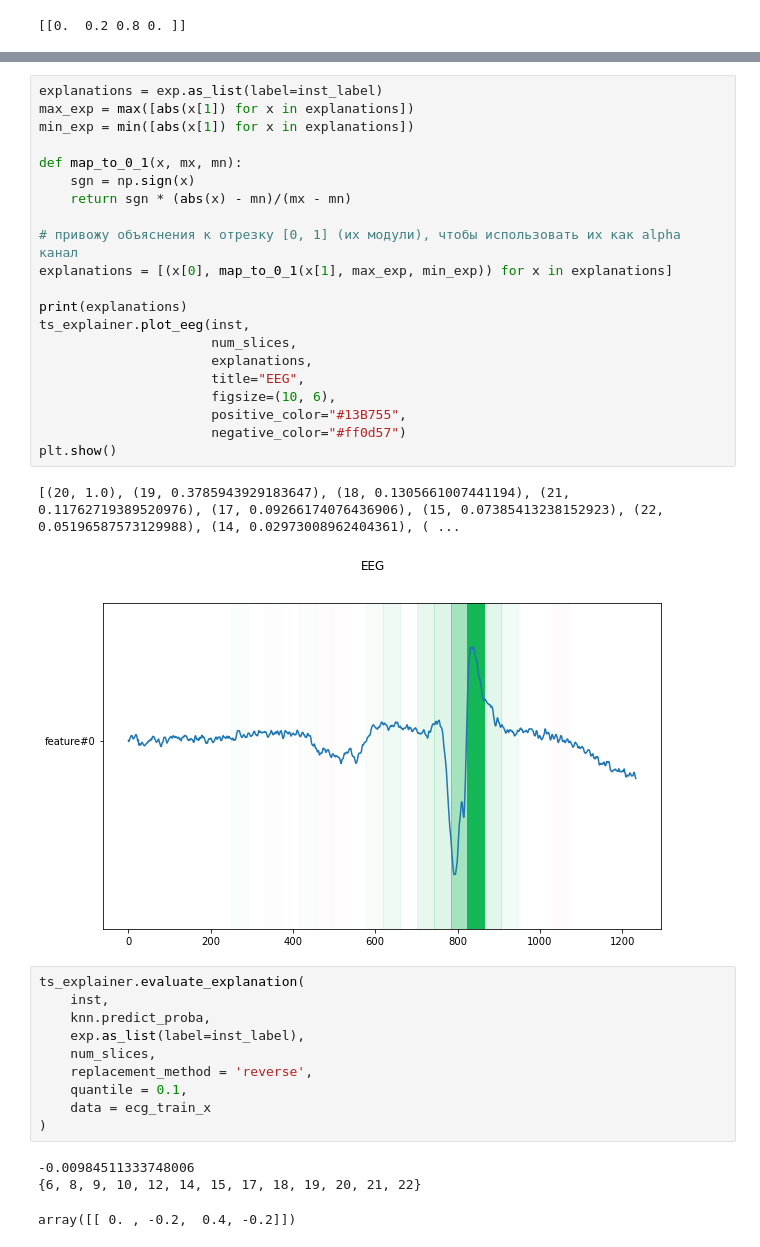
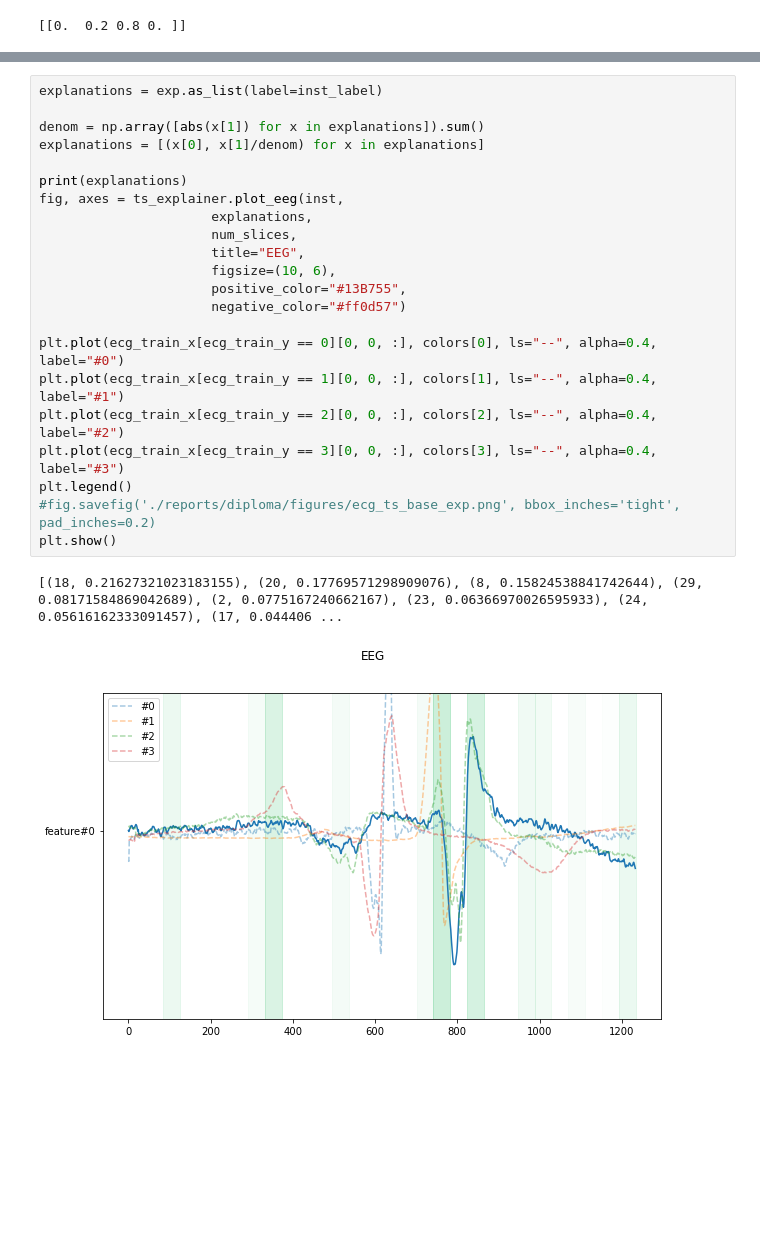
Before and after one commit to Tytskiy/Bachelor-s-Thesis, a Jupyter notebook: lime.ipynb, the cells around one changed output, grey strips where cells are left out. Drawn from its saved outputs; the diff is of its cells as text; blank space fills up the shorter version.

```diff
--- a/lime.ipynb
+++ b/lime.ipynb
@@ -126,41 +126,28 @@ pass
-# %%
-explanations = exp.as_list(label=inst_label)
-max_exp = max([abs(x[1]) for x in explanations])
-min_exp = min([abs(x[1]) for x in explanations])
-
-def map_to_0_1(x, mx, mn):
-    sgn = np.sign(x)
-    return sgn * (abs(x) - mn)/(mx - mn)
-
-# привожу объяснения к отрезку [0, 1] (их модули), чтобы использовать их как alpha канал
-explanations = [(x[0], map_to_0_1(x[1], max_exp, min_exp)) for x in explanations]
-
-print(explanations)
-ts_explainer.plot_eeg(inst,
-                      num_slices,
-                      explanations,
-                      title="EEG",
-                      figsize=(10, 6),
-                      positive_color="#13B755",
-                      negative_color="#ff0d57")
-plt.show()
-# %% [output]
-[(20, 1.0), (19, 0.3785943929183647), (18, 0.1305661007441194), (21, 0.11762719389520976), (17, 0.09266174076436906), (15, 0.07385413238152923), (22, 0.05196587573129988), (14, 0.02973008962404361), ( ...
-[figure, removed]
-# %%
-ts_explainer.evaluate_explanation(
-    inst,
-    knn.predict_proba,
-    exp.as_list(label=inst_label),
-    num_slices,
-    replacement_method = 'reverse',
-    quantile = 0.1,
-    data = ecg_train_x
-)
-# %% [output]
--0.00984511333748006
-{6, 8, 9, 10, 12, 14, 15, 17, 18, 19, 20, 21, 22}
-array([[ 0. , -0.2,  0.4, -0.2]])
+# %%
+explanations = exp.as_list(label=inst_label)
+
+denom = np.array([abs(x[1]) for x in explanations]).sum()
+explanations = [(x[0], x[1]/denom) for x in explanations]
+
+print(explanations)
+fig, axes = ts_explainer.plot_eeg(inst,
+                      explanations,
+                      num_slices,
+                      title="EEG",
+                      figsize=(10, 6),
+                      positive_color="#13B755",
+                      negative_color="#ff0d57")
+
+plt.plot(ecg_train_x[ecg_train_y == 0][0, 0, :], colors[0], ls="--", alpha=0.4, label="#0")
+plt.plot(ecg_train_x[ecg_train_y == 1][0, 0, :], colors[1], ls="--", alpha=0.4, label="#1")
+plt.plot(ecg_train_x[ecg_train_y == 2][0, 0, :], colors[2], ls="--", alpha=0.4, label="#2")
+plt.plot(ecg_train_x[ecg_train_y == 3][0, 0, :], colors[3], ls="--", alpha=0.4, label="#3")
+plt.legend()
+#fig.savefig('./reports/diploma/figures/ecg_ts_base_exp.png', bbox_inches='tight', pad_inches=0.2)
+plt.show()
+# %% [output]
+[(18, 0.21627321023183155), (20, 0.17769571298909076), (8, 0.15824538841742644), (29, 0.08171584869042689), (2, 0.0775167240662167), (23, 0.06366970026595933), (24, 0.05616162333091457), (17, 0.044406 ...
+[figure, added]
 # %%
 functor = lambda num_slices: explainer.explain_instance(
                                 inst,
```
Also changed, not shown: parts of 8 cells of this notebook, 8 other files.
